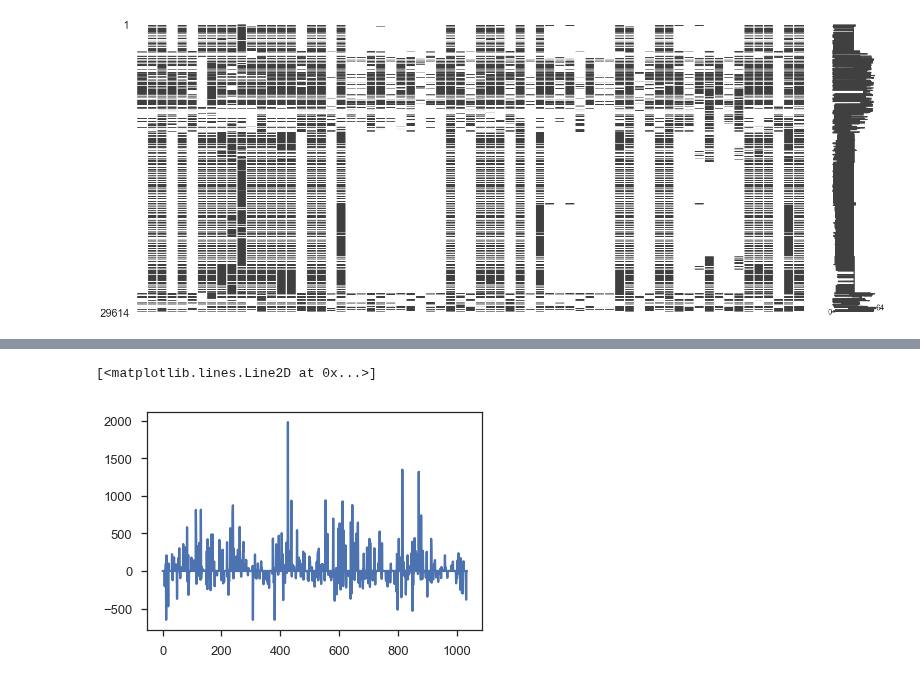
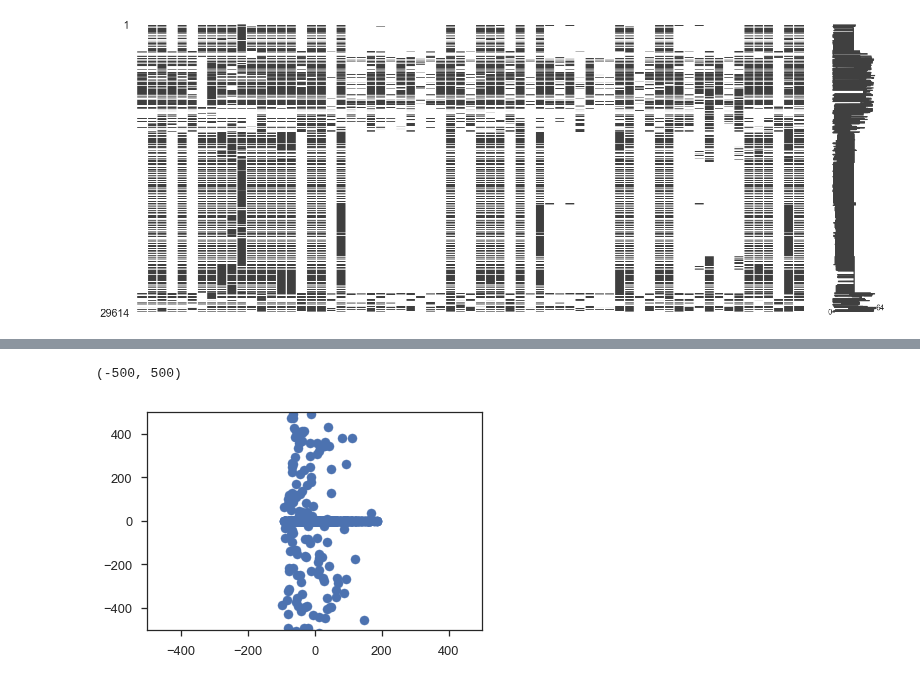
Before and after one commit to jessepisel/criticalandstrategic, a Jupyter notebook: Figure creation.ipynb, the cells around one changed output, grey strips where cells are left out. Saved outputs shown, nothing was run; the diff lists cells and outputs as text; code cells hidden in the pictures.

```diff
--- a/Figure creation.ipynb
+++ b/Figure creation.ipynb
@@ -153,5 +158,5 @@ combined= combined.to_crs(crs)
 # %%
-path = r'J:\\Geology\\WSGS\\Projects\\Critical Minerals\\hotspot analysis\\sed hotspot joined with hucs\\Ti\\'
+path = r'J:\\Geology\\WSGS\\Projects\\Critical Minerals\\hotspot analysis\\sed hotspot joined with hucs\\'
 allFiles=glob.glob(path+"*.csv")
 frame=pd.DataFrame
 listed=[]
@@ -216,5 +208,7 @@ X_scaled = X_std * (seds.max(axis=0) - seds.min(axis=0)) + seds.min(axis=0)
-# %%
-plt.plot(X_scaled)
-# %% [output]
-[<matplotlib.lines.Line2D at 0x...>]
-[figure, removed]
+# %%
+plt.scatter(matching['GiZScore'].values.astype(float), matching['z_score'].values.astype(float))
+plt.xlim(-500,500)
+plt.ylim(-500,500)
+# %% [output]
+(-500, 500)
+[figure, added]
```
Also changed, not shown: parts of 10 cells of this notebook, 1 other file.
